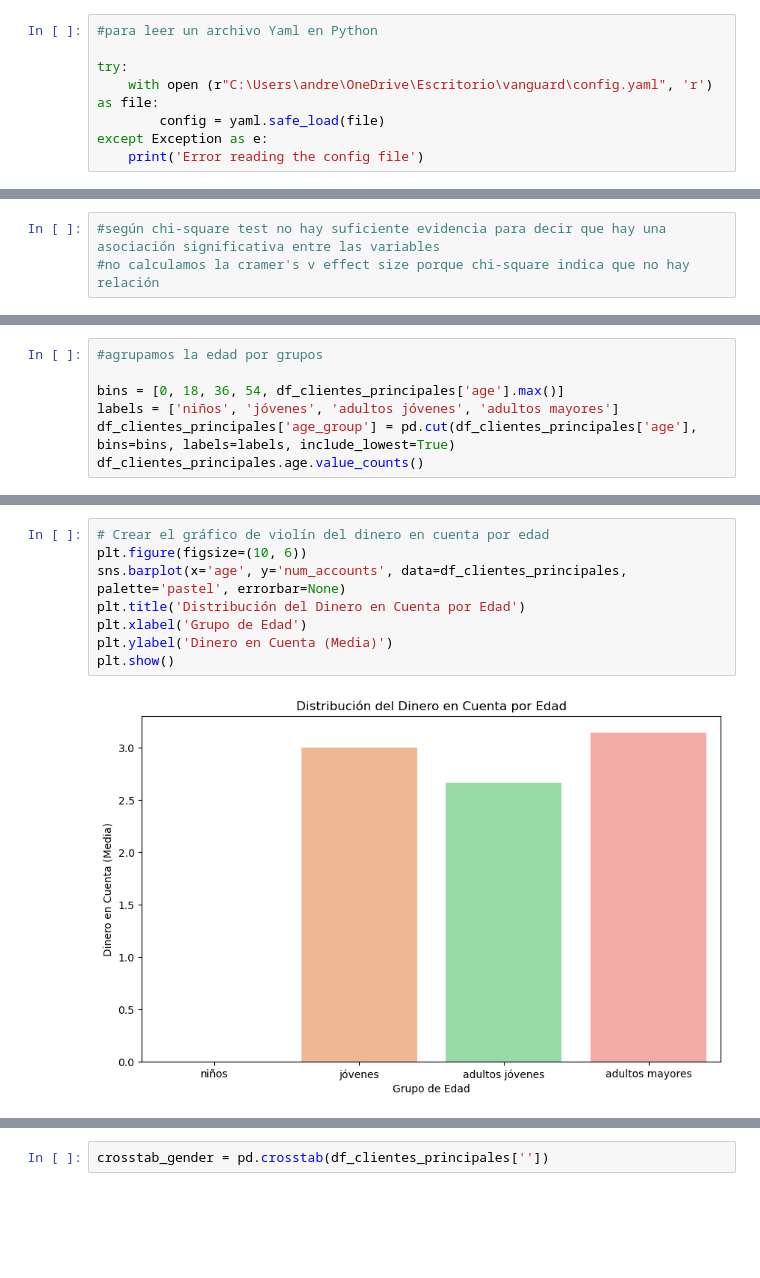
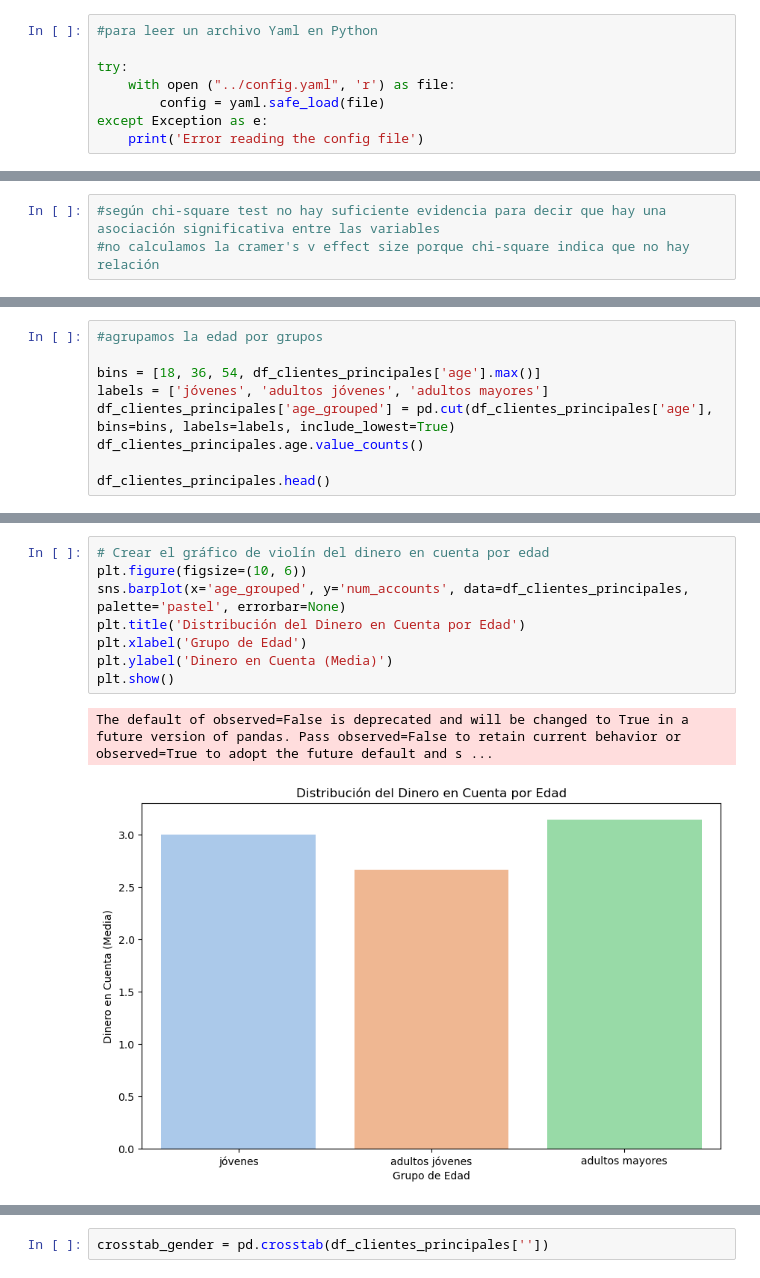
Before and after one commit to alicia-perez-diez/vanguard, a Jupyter notebook: notebooks/main.ipynb, the cells around one changed output, grey strips where cells are left out. Saved outputs shown, nothing was run; the diff lists cells and outputs as text; blank space fills up the shorter version.

```diff
--- a/notebooks/main.ipynb
+++ b/notebooks/main.ipynb
@@ -9,7 +9,7 @@ from scipy.stats.contingency import association
 #para leer un archivo Yaml en Python
 
 try:
-    with open (r"C:\Users\andre\OneDrive\Escritorio\vanguard\config.yaml", 'r') as file:
+    with open ("../config.yaml", 'r') as file:
         config = yaml.safe_load(file)
 except Exception as e:
     print('Error reading the config file')
@@ -436,8 +438,10 @@ chi2_statistic, chi2_p_value
 # %%
 #agrupamos la edad por grupos
 
-bins = [0, 18, 36, 54, df_clientes_principales['age'].max()]
-labels = ['niños', 'jóvenes', 'adultos jóvenes', 'adultos mayores']
-df_clientes_principales['age_group'] = pd.cut(df_clientes_principales['age'], bins=bins, labels=labels, include_lowest=True)
+bins = [18, 36, 54, df_clientes_principales['age'].max()]
+labels = ['jóvenes', 'adultos jóvenes', 'adultos mayores']
+df_clientes_principales['age_grouped'] = pd.cut(df_clientes_principales['age'], bins=bins, labels=labels, include_lowest=True)
 df_clientes_principales.age.value_counts()
+
+df_clientes_principales.head()
 # %% [output]
@@ -445,10 +458,11 @@ NameError: name 'df_clientes_principales' is not defined
 # %%
 # Crear el gráfico de violín del dinero en cuenta por edad
 plt.figure(figsize=(10, 6))
-sns.barplot(x='age', y='num_accounts', data=df_clientes_principales, palette='pastel', errorbar=None)
+sns.barplot(x='age_grouped', y='num_accounts', data=df_clientes_principales, palette='pastel', errorbar=None)
 plt.title('Distribución del Dinero en Cuenta por Edad')
 plt.xlabel('Grupo de Edad')
 plt.ylabel('Dinero en Cuenta (Media)')
 plt.show()
 # %% [output]
+The default of observed=False is deprecated and will be changed to True in a future version of pandas. Pass observed=False to retain current behavior or observed=True to adopt the future default and s ...
-[figure, old version]
+[figure, new version]
```
Also changed, not shown: parts of 18 cells of this notebook, 1 other file.
